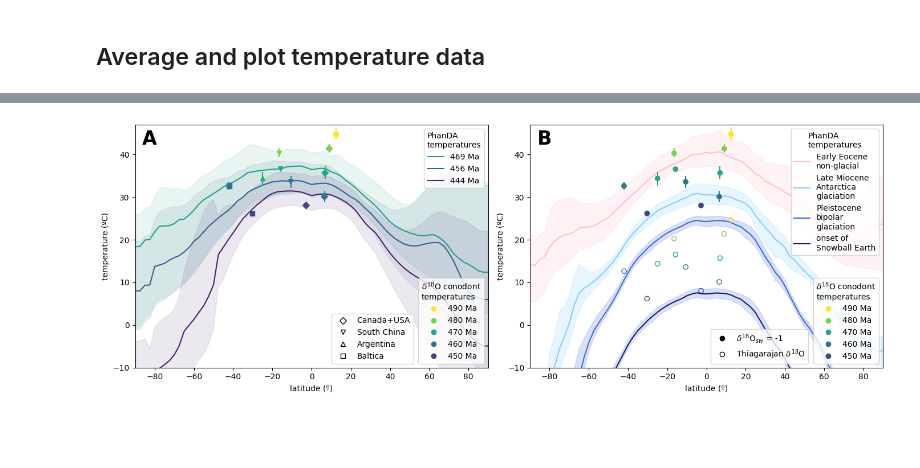
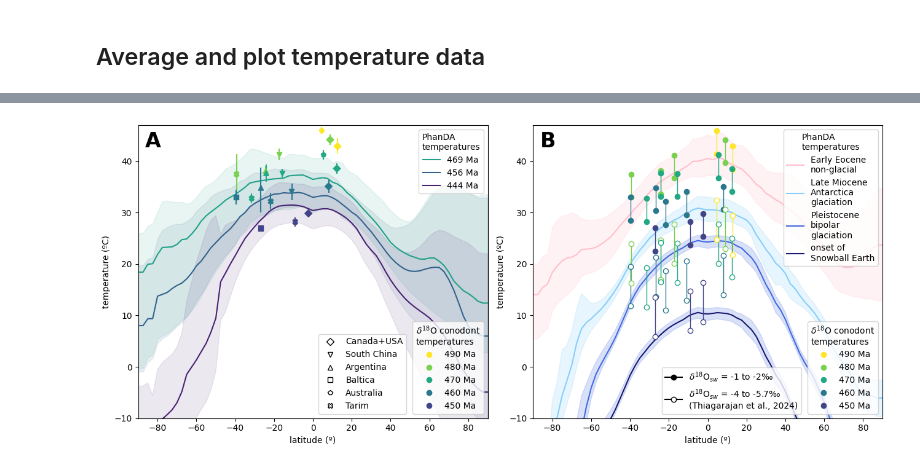
Before and after one commit to Swanson-Hysell-Group/2025_Ordovician_review, a Jupyter notebook: code/paleogeography_arcs_suture_temperatures.ipynb, the cells around one changed output, grey strips where cells are left out. Drawn from its saved outputs; the diff is of its cells as text; code cells hidden in the pictures; blank space fills up the shorter version.

Commit message:
updated temperatures and new latitudinal gradient figure

```diff
--- a/code/paleogeography_arcs_suture_temperatures.ipynb
+++ b/code/paleogeography_arcs_suture_temperatures.ipynb
@@ -232,5 +232,5 @@ for t in range(490, 440, -10):
 # %% [markdown]
 ## Average and plot temperature data
 # %%
-all_conodont = pd.read_csv('../data/geochemistry/apatite_all_ord.csv')
-all_conodont.head(1)
+conodont_data_table = pd.read_csv('../data/geochemistry/apatite_ord_varsw.csv')
+all_conodont = conodont_data_table[conodont_data_table['d18O'].notna()]
@@ -362,5 +374,12 @@ results_df
 # %%
-temp_results = results_df[(results_df['Centroid Latitude'].notna()) & (results_df['Mean Temperature'].notna()) & (results_df['Count'] > 4)]
+temp_results = results_df[
+    (results_df['Centroid Latitude'].notna()) &
+    (results_df['Mean Temperature'].notna()) &
+    (
+        ((results_df['Group'] == 'South China') & (results_df['Count'] >= 4)) | #require more given uncertainty in age model
+        ((results_df['Group'] != 'South China') & (results_df['Count'] >= 2))
+    )
+]
 temp_results
 # %% [output]
 |  | Group | Mean Temperature | Temperature lower CI | Temperature upper CI | Count | Centroid Longitude | ... |
@@ -803,7 +950,9 @@ group_to_marker = {
     'Canada+USA': 'D',      # Circle for Canada+USA
     'South China': 'v',     # Square for South China
     'Argentina': '^',       # Triangle for Argentina
-    'Baltica': 's'          # Diamond for Baltica
+    'Baltica': 's',
+    'Australia': 'p',
+    'Tarim': 'X'
 }
 
 def plot_temp_data(ax, temp_results, temp_column_name, cmap, norm, group_to_marker,
@@ -882,24 +1031,16 @@ def plot_temperature_latitude_subplot(ax, temp_lat_Tremadocian, temp_lat_Floian,
                                       Floian_mean_age, Dapingian_mean_age, Darriwilian_mean_age,
                                       Sandbian_mean_age, Katian_mean_age, Hirnantian_mean_age):
 
-#     ax.plot(temp_lat_Tremadocian['Latitude'], temp_lat_Tremadocian['LTG_50'],
-#             color=cmap(norm(Tremadocian_mean_age)), label=f'{round(Tremadocian_mean_age)} Ma')
-#     ax.plot(temp_lat_Floian['Latitude'], temp_lat_Floian['LTG_50'],
-#             color=cmap(norm(Floian_mean_age)), label=f'{round(Floian_mean_age)} Ma')
     ax.plot(temp_lat_Dapingian['Latitude'], temp_lat_Dapingian['LTG_50'],
             color=cmap(norm(Dapingian_mean_age)), label=f'{round(Dapingian_mean_age)} Ma')
     ax.fill_between(temp_lat_Dapingian['Latitude'],
                     temp_lat_Dapingian['LTG_95'], temp_lat_Dapingian['LTG_05'],
                     color=cmap(norm(Dapingian_mean_age)), alpha=0.1)
-#     ax.plot(temp_lat_Darriwilian['Latitude'], temp_lat_Darriwilian['LTG_50'],
-#             color=cmap(norm(Darriwilian_mean_age)), label=f'{round(Darriwilian_mean_age)} Ma')
     ax.plot(temp_lat_Sandbian['Latitude'], temp_lat_Sandbian['LTG_50'],
             color=cmap(norm(Sandbian_mean_age)), label=f'{round(Sandbian_mean_age)} Ma')
     ax.fill_between(temp_lat_Sandbian['Latitude'],
                     temp_lat_Sandbian['LTG_95'], temp_lat_Sandbian['LTG_05'],
                     color=cmap(norm(Sandbian_mean_age)), alpha=0.1)
-#     ax.plot(temp_lat_Katian['Latitude'], temp_lat_Katian['LTG_50'],
-#             color=cmap(norm(Katian_mean_age)), label=f'{round(Katian_mean_age)} Ma')
     ax.plot(temp_lat_Hirnantian['Latitude'], temp_lat_Hirnantian['LTG_50'],
             color=cmap(norm(Hirnantian_mean_age)), label=f'{round(Hirnantian_mean_age)} Ma')
 
@@ -931,7 +1072,7 @@ def plot_temperature_latitude_subplot(ax, temp_lat_Tremadocian, temp_lat_Floian,
         for group, marker in group_to_marker.items()
     ]
 
-    ax.legend(handles=handles, loc='lower right', bbox_to_anchor=(0.8, 0))
+    ax.legend(handles=handles, loc='lower right', bbox_to_anchor=(0.78, 0))
 
     # Add the first legend back after adding the second one
     ax.add_artist(first_legend)
@@ -964,17 +1105,16 @@ def plot_temperature_latitude_glaciation_subplot(ax, temp_lat_Ypresian, temp_lat
                     color='RoyalBlue', alpha=0.2)
 
     ax.plot(temp_lat_UpperPleistocene['Latitude'],
-            temp_lat_UpperPleistocene['LTG_50'] - 17,
+            temp_lat_UpperPleistocene['LTG_50'] - 14,
             color='MidnightBlue', label='onset of\nSnowball Earth')
     ax.fill_between(temp_lat_UpperPleistocene['Latitude'],
-                    temp_lat_UpperPleistocene['LTG_95'] - 17, temp_lat_UpperPleistocene['LTG_05'] - 17,
+                    temp_lat_UpperPleistocene['LTG_95'] - 14, temp_lat_UpperPleistocene['LTG_05'] - 14,
                     color='RoyalBlue', alpha=0.2)
 
     first_legend = ax.legend(title="PhanDA\ntemperatures", loc='upper right', bbox_to_anchor=(1, 1))
 
-    plot_temp_data(ax, temp_results, 'Mean Temperature', cmap, norm, group_to_marker, group=False)
-    plot_temp_data(ax, temp_results, 'placeholder_temp', cmap, norm, group_to_marker,
-                   group=False, plot_error_bars=False, plot_open_circles=True)
+    plot_with_bounds(ax, temp_results, 'T le d18O water 1', 'T le d18O water 2', cmap, norm, marker='o')
+    plot_with_bounds(ax, temp_results, 'T le d18O water thiag h', 'T le d18O water thiag l', cmap, norm, marker='o', open_markers=True)
 
     handles = [mlines.Line2D([], [], color=colors[i], marker='o', linestyle='None',
                              markersize=6, label=f'{int(unique_ages[i])} Ma') for i in range(len(unique_ages))]
@@ -984,41 +1124,41 @@ def plot_temperature_latitude_glaciation_subplot(ax, temp_lat_Ypresian, temp_lat
 
     # Create custom legend handles
     closed_circle = mlines.Line2D([], [], color='black', marker='o', markerfacecolor='black',
-                                markersize=6, linestyle='None', label=r'$\delta^{18}$O$_{sw}$ = -1')
-    open_circle = mlines.Line2D([], [], color='black', marker='o', markerfacecolor='none',
-                                markeredgecolor='black', markersize=6, linestyle='None', label='Thiagarajan $\delta^{18}$O')
+                                markersize=6, linestyle='-', label=r'$\delta^{18}$O$_{sw}$ = -1 to -2‰')
+    open_circle = mlines.Line2D([], [], color='black', marker='o', markerfacecolor='white',
+                                markeredgecolor='black', markersize=6, linestyle='-', label='$\delta^{18}$O$_{sw}$ = -4 to -5.7‰\n(Thiagarajan et al., 2024)')
 
 
     # Add the legend with the custom handles
-    plt.legend(handles=[closed_circle, open_circle], loc='lower right', bbox_to_anchor=(0.8, 0))
+    plt.legend(handles=[closed_circle,open_circle], loc='lower right', bbox_to_anchor=(0.78, 0))
 
     # Add the first legend back after creating the second one
     ax.add_artist(first_legend)
     ax.add_artist(second_legend)
 
     # Axis settings
     ax.set_xlim(-90, 90)
     ax.set_ylim(-10, 47)
     ax.set_ylabel('temperature (ºC)')
     ax.set_xlabel('latitude (º)')
 
 # Example of adding this plot as a subplot
-fig, ax = plt.subplots(1,2,figsize=(14, 5))
+fig, ax = plt.subplots(1,2,figsize=(13, 5.5))
 plot_temperature_latitude_subplot(ax[0], temp_lat_Tremadocian, temp_lat_Floian, temp_lat_Dapingian,
                                   temp_lat_Darriwilian, temp_lat_Sandbian, temp_lat_Katian,
                                   temp_lat_Hirnantian, temp_results, cmap, norm,
                                   Tremadocian_mean_age, Floian_mean_age, Dapingian_mean_age,
                                   Darriwilian_mean_age, Sandbian_mean_age, Katian_mean_age,
                                   Hirnantian_mean_age)
 plot_temperature_latitude_glaciation_subplot(ax[1], temp_lat_Ypresian, temp_lat_Tortonian, temp_lat_UpperPleistocene,
                                              temp_results, cmap, norm, handles)
 
 ax[0].text(0.02, 0.98, 'A', transform=ax[0].transAxes,
            fontsize=24, fontweight='bold', va='top', ha='left')
 ax[1].text(0.02, 0.98, 'B', transform=ax[1].transAxes,
            fontsize=24, fontweight='bold', va='top', ha='left')
 plt.tight_layout()
 plt.savefig('../Figures/PhanDA_temp_lat.pdf', bbox_inches='tight', transparent=True)
 plt.show()
 # %% [output]
-[figure, old version]
+[figure, new version]
```
Also changed, not shown: parts of 14 cells of this notebook, 10 other files.
